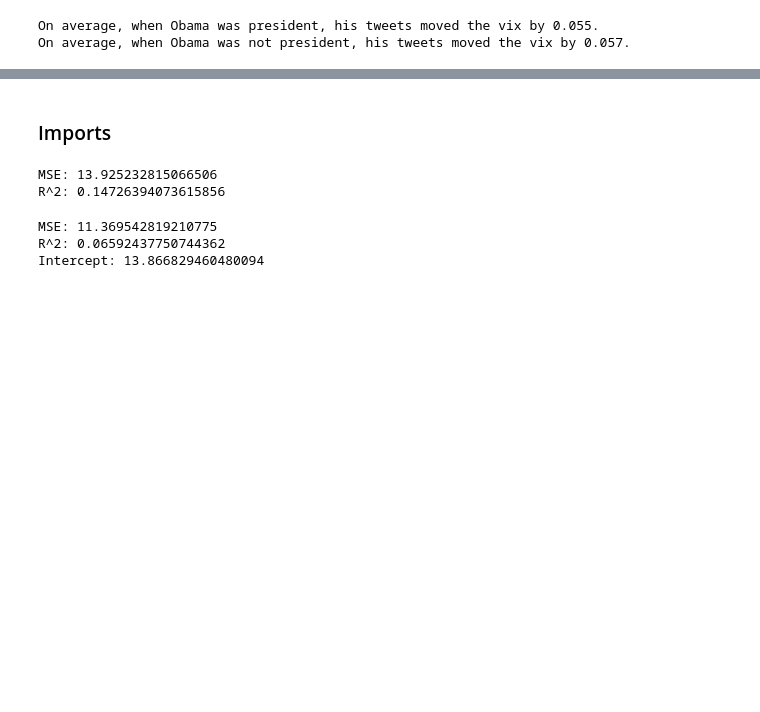
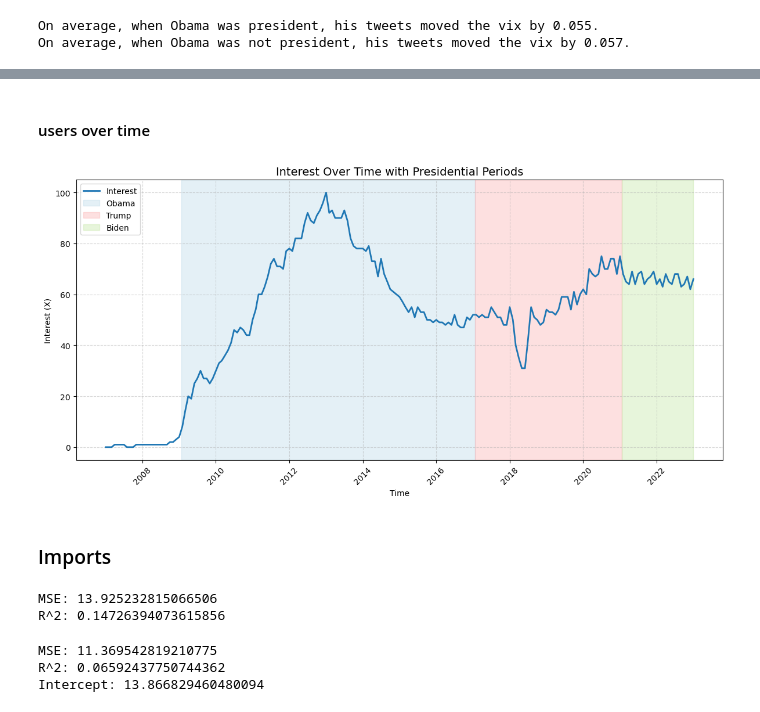
Before and after one commit to jzuckerman1/TwitterDissemination, a Jupyter notebook: prelim_analysis.ipynb, the cells around one changed output, grey strips where cells are left out. Cells and saved outputs as stored; diff of their text form; code cells hidden in the pictures; blank space fills up the shorter version.

```diff
--- a/prelim_analysis.ipynb
+++ b/prelim_analysis.ipynb
@@ -120,3 +177,44 @@ On average, when Obama was not president, his tweets moved the vix by 0.057.
+# %% [markdown]
+#### users over time
+# %%
+fig, ax = plt.subplots(figsize=(12, 6))
+
+# Plot the signal
+ax.plot(activity["Time"], activity["X"], linewidth=2, label="Interest")
+
+# --- Presidential periods ---
+presidents = [
+    ("Obama", "2009-01-20", "2017-01-20", "#a6cee3"),
+    ("Trump", "2017-01-20", "2021-01-20", "#fb9a99"),
+    ("Biden", "2021-01-20", "2022-12-31", "#b2df8a"),
+]
+
+for name, start, end, color in presidents:
+    ax.axvspan(pd.to_datetime(start), pd.to_datetime(end),
+               color=color, alpha=0.3, label=name)
+
+# --- Formatting ---
+ax.set_title("Interest Over Time with Presidential Periods", fontsize=14)
+ax.set_xlabel("Time")
+ax.set_ylabel("Interest (X)")
+
+# Improve date formatting
+ax.xaxis.set_major_locator(mdates.YearLocator(2))
+ax.xaxis.set_major_formatter(mdates.DateFormatter("%Y"))
+plt.xticks(rotation=45)
+
+# Clean up legend (avoid duplicates)
+handles, labels = ax.get_legend_handles_labels()
+unique = dict(zip(labels, handles))
+ax.legend(unique.values(), unique.keys(), loc="upper left")
+
+# Grid for readability
+ax.grid(True, linestyle="--", alpha=0.5)
+
+plt.tight_layout()
+plt.show()
+# %% [output]
+[figure, added]
 # %% [markdown]
 ### Imports
 # %%
```
Also changed, not shown: parts of 11 cells of this notebook, 4 other files.
